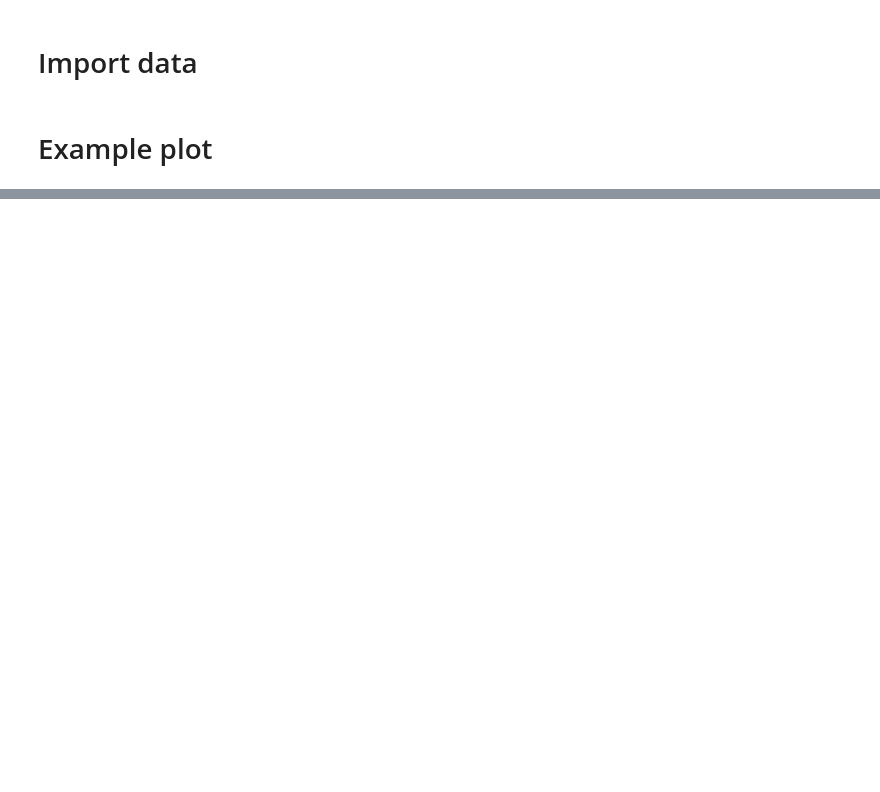
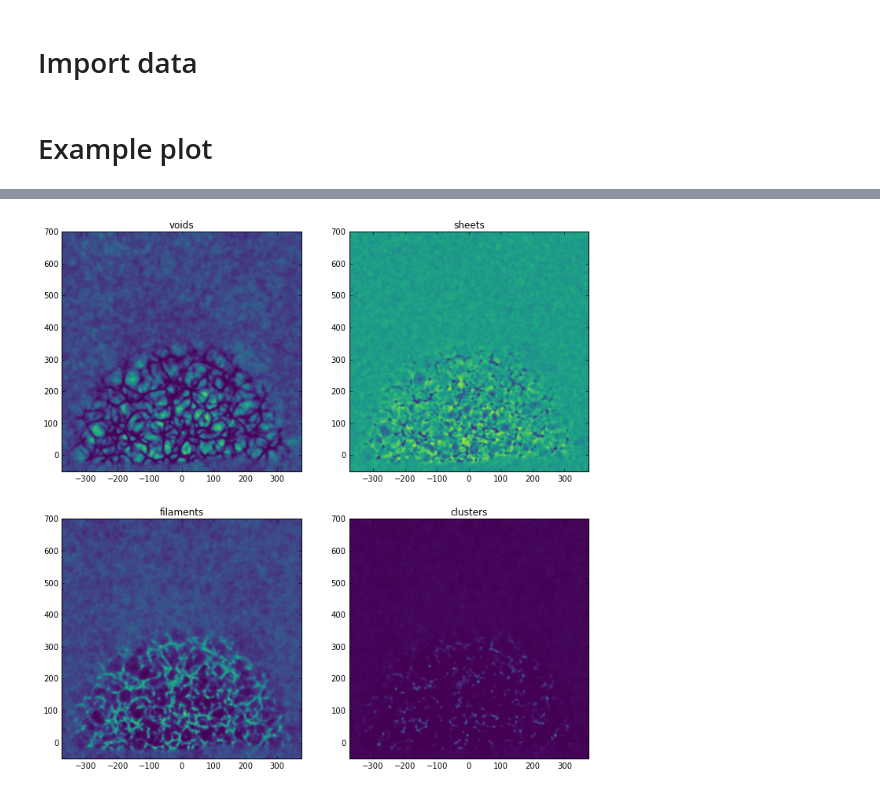
Before and after one commit to florent-leclercq/borg_sdss_data_release, a Jupyter notebook: borg_sdss_diva/borg_sdss_diva.ipynb, the cells around one changed output, grey strips where cells are left out. Cells and saved outputs as stored; diff of their text form; code cells hidden in the pictures; blank space fills up the shorter version.

```diff
--- a/borg_sdss_diva/borg_sdss_diva.ipynb
+++ b/borg_sdss_diva/borg_sdss_diva.ipynb
@@ -33,0 +26,15 @@ plt.imshow(filaments[:,:,128], origin='lower', extent=[ymin,ymax,zmin,zmax], cma
+# %%
+from matplotlib import pyplot as plt
+%matplotlib inline
+f, ((ax1, ax2), (ax3, ax4)) = plt.subplots(2, 2, sharex='row', sharey='col', figsize=(12,12))
+ax1.imshow(voids[:,:,128], origin='lower', extent=[ymin,ymax,zmin,zmax], vmin=0., vmax=1., cmap="viridis")
+ax1.set_title("voids")
+ax2.imshow(sheets[:,:,128], origin='lower', extent=[ymin,ymax,zmin,zmax], vmin=0., vmax=1., cmap="viridis")
+ax2.set_title("sheets")
+ax3.imshow(filaments[:,:,128], origin='lower', extent=[ymin,ymax,zmin,zmax], vmin=0., vmax=1., cmap="viridis")
+ax3.set_title("filaments")
+ax4.imshow(clusters[:,:,128], origin='lower', extent=[ymin,ymax,zmin,zmax], vmin=0., vmax=1., cmap="viridis")
+ax4.set_title("clusters")
+plt.show()
+# %% [output]
+[figure, added]
```
Also changed, not shown: parts of 1 cell of this notebook, 5 other files.
